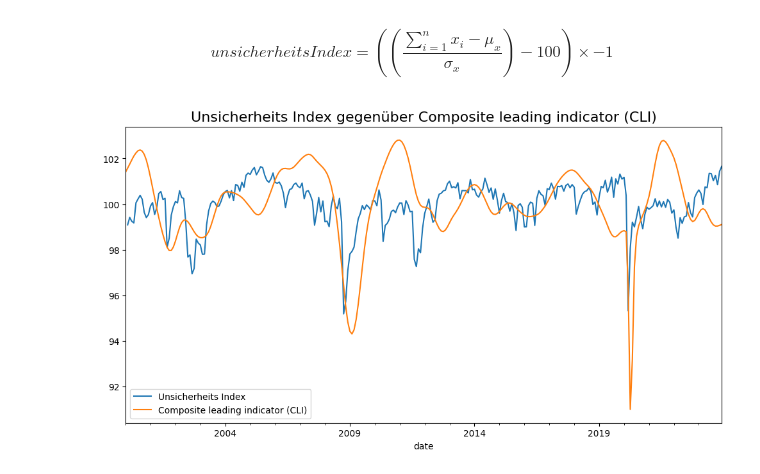
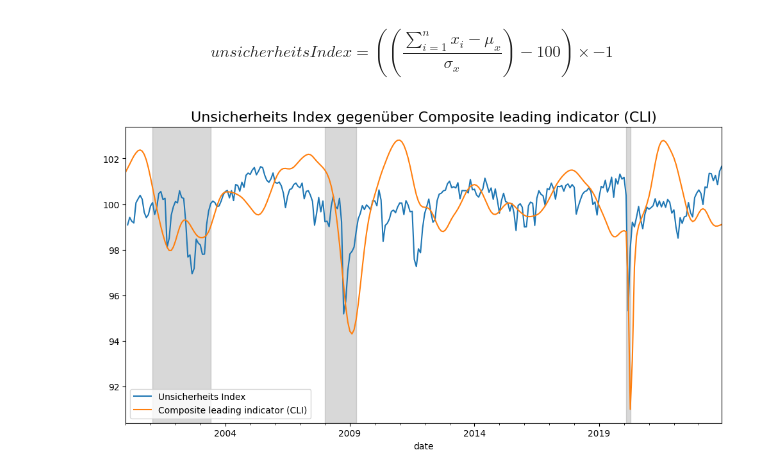
Before and after one commit to Joshi-77/BA-VAR, a Jupyter notebook: main.ipynb, the cells around one changed output. Drawn from its saved outputs; the diff is of its cells as text; code cells hidden in the pictures.

```diff
--- a/main.ipynb
+++ b/main.ipynb
@@ -414,19 +415,27 @@ $$ {unsicherheitsIndex} = (\left(\frac{\sum_{i=1}^{n} x_i - \mu_x}{\sigma_x}\rig
 # %%
 df_cli = pd.read_csv("./assets/cli_amplitude_adjusted.csv", sep=",", header=None)
 df_cli = df_cli.rename(columns={0: 'date', 1: 'value'})
 df_cli['date'] = pd.to_datetime(df_cli['date'])
 df_cli['value'] = df_cli['value'].astype(float)
 
 
 # Plot the combined index
 combined_index.plot(figsize=(12, 6), label='Unsicherheits Index')
 df_cli.plot(x='date', y='value', ax=plt.gca(), label='Composite leading indicator (CLI)')
 plt.title('Unsicherheits Index gegenüber Composite leading indicator (CLI)', fontsize=16)
 plt.legend()
+highlight_periods = [
+    ('2001-02', '2003-06'),
+    ('2008-01', '2009-04'),
+    ('2020-02', '2020-04')
+]
+
+for start, end in highlight_periods:
+    plt.axvspan(pd.to_datetime(start), pd.to_datetime(end), color='grey', alpha=0.3)
 plt.savefig('unsicherheits_indikator_vs_cli.png', bbox_inches='tight')
 plt.show()
 # %% [output]
-[figure, old version]
+[figure, new version]
 # %%
 ## unsicherheitsindikator to excel
 combined_index.to_csv('unsicherheits_index.csv')
```
Also changed, not shown: parts of 1 cell of this notebook, 1 other file.
